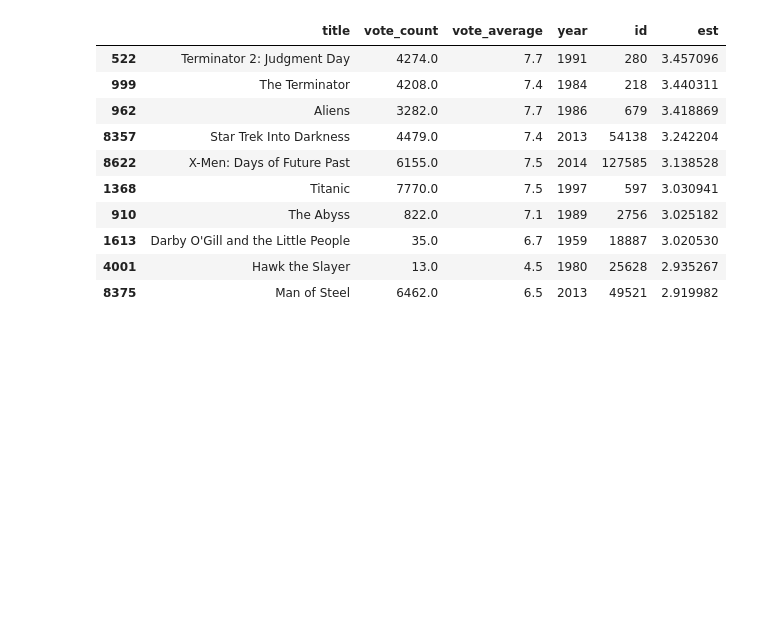
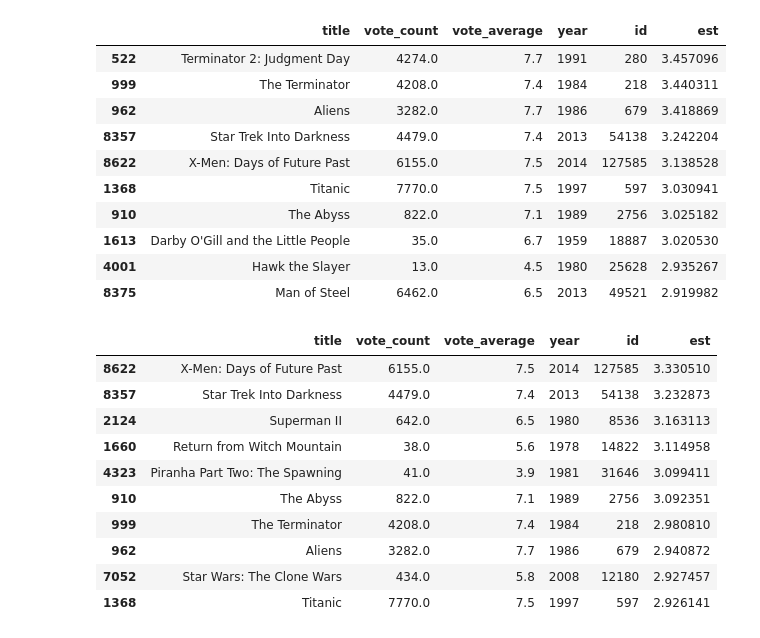
Before and after one commit to fiacredev/systems-based-recommendation, a Jupyter notebook: movie.ipynb, the cells around one changed output. Cells and saved outputs as stored; diff of their text form; code cells hidden in the pictures; blank space fills up the shorter version.

Commit message:
Compare the hybrid results for two users

```diff
--- a/movie.ipynb
+++ b/movie.ipynb
@@ -536,3 +536,17 @@ hybrid(1, 'Avatar')
 | 1613 | Darby O'Gill and the Little People | 35.0 | 6.7 | 1959 | 18887 | 3.020530 |
 | 4001 | Hawk the Slayer | 13.0 | 4.5 | 1980 | 25628 | 2.935267 |
 | 8375 | Man of Steel | 6462.0 | 6.5 | 2013 | 49521 | 2.919982 |
+# %%
+hybrid(500, 'Avatar')
+# %% [output]
+|  | title | vote_count | vote_average | year | id | est |
+| 8622 | X-Men: Days of Future Past | 6155.0 | 7.5 | 2014 | 127585 | 3.330510 |
+| 8357 | Star Trek Into Darkness | 4479.0 | 7.4 | 2013 | 54138 | 3.232873 |
+| 2124 | Superman II | 642.0 | 6.5 | 1980 | 8536 | 3.163113 |
+| 1660 | Return from Witch Mountain | 38.0 | 5.6 | 1978 | 14822 | 3.114958 |
+| 4323 | Piranha Part Two: The Spawning | 41.0 | 3.9 | 1981 | 31646 | 3.099411 |
+| 910 | The Abyss | 822.0 | 7.1 | 1989 | 2756 | 3.092351 |
+| 999 | The Terminator | 4208.0 | 7.4 | 1984 | 218 | 2.980810 |
+| 962 | Aliens | 3282.0 | 7.7 | 1986 | 679 | 2.940872 |
+| 7052 | Star Wars: The Clone Wars | 434.0 | 5.8 | 2008 | 12180 | 2.927457 |
+| 1368 | Titanic | 7770.0 | 7.5 | 1997 | 597 | 2.926141 |
```
Also changed, not shown: parts of 1 cell of this notebook.
